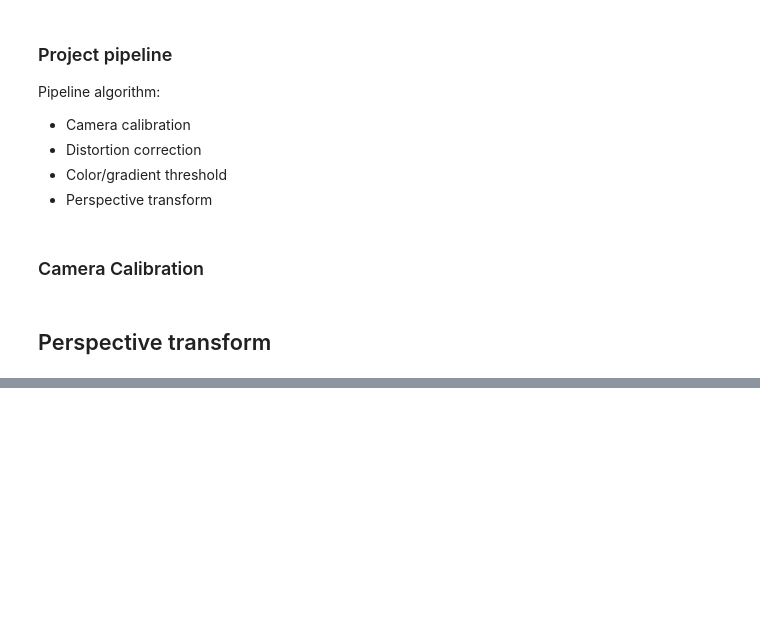
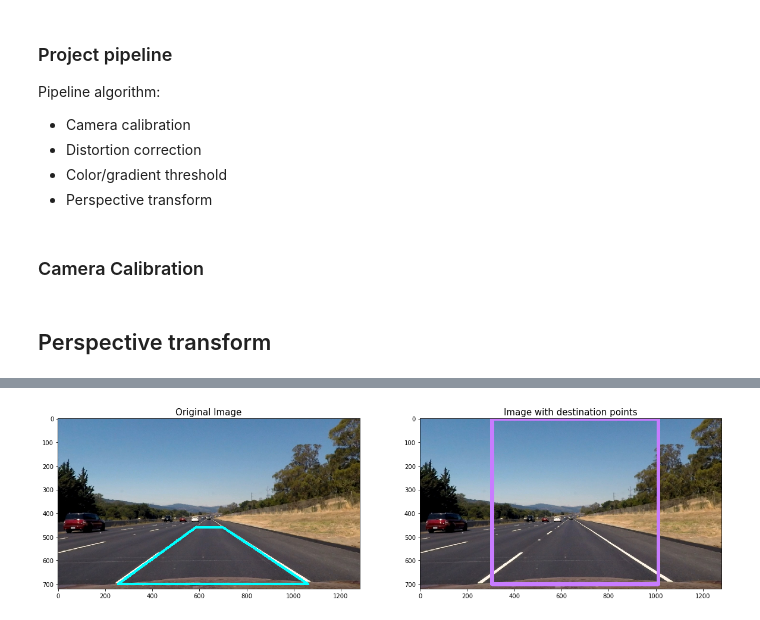
Before and after one commit to sameerppatil/advanced-lane-lines, a Jupyter notebook: P4.ipynb, the cells around one changed output, grey strips where cells are left out. Cells and saved outputs as stored; diff of their text form; code cells hidden in the pictures; blank space fills up the shorter version.

Commit message:
Perspective pipeline complete

```diff
--- a/P4.ipynb
+++ b/P4.ipynb
@@ -11,8 +11,8 @@ import os
 from moviepy.editor import VideoFileClip
 from IPython.display import HTML
 
-global imshow_enable = 0
-
+global imshow_enable
+imshow_enable = 0
 %matplotlib inline
 # %%
 # Try to plot some images here
@@ -87,7 +87,7 @@ def plot_images(img1, img2, img1_title, img2_title):
     ax2.set_title(img2_title, fontsize=15)
 
 
-def undistort_image(img):
+def undistort_image(img, objpoints, imgpoints):
     # Test undistortion on an image
 
     img_size = (img.shape[1], img.shape[0])
@@ -98,7 +98,7 @@ def undistort_image(img):
 
 file_name = "camera_cal/calibration1.jpg"
 image = cv2.imread(file_name)
-undistorted_img = undistort_image(image)
+undistorted_img = undistort_image(image, objpoints, imgpoints)
 if imshow_enable == 1:
     plot_images(image, undistorted_img, "Original Image", "Undistorted Image")
 # %% [markdown]
@@ -218,0 +106,73 @@ for file_name in file_list:
+# %%
+def get_src_dst_wrap_points(image):
+#     left_top = [585, 456]
+#     left_bottom = [253, 697]
+#     right_top = [700, 456]
+#     right_bottom = [1061, 690]
+    left_top = [585, 460]
+    left_bottom = [255, 700]
+    right_top = [700, 460]
+    right_bottom = [1060, 700]
+    src = np.array([ left_top, left_bottom, right_bottom, right_top], np.int32)
+    src = src.reshape((-1,1,2))
+
+    offset = 50
+    left_edge = left_bottom[0] + offset
+    right_edge = right_bottom[0] - offset
+
+    left_top = [left_edge, 0]
+    left_bottom = [left_edge, left_bottom[1]]
+    right_top = [right_edge, 0]
+    right_bottom = [right_edge, left_bottom[1]]
+
+    dst = np.array([ left_top, left_bottom, right_bottom, right_top], np.int32)
+    dst = dst.reshape((-1,1,2))
+    return src, dst
+
+def get_warp_perspective(image, src_pts, dst_pts, image_size):
+    src_pts = np.float32(src_pts.tolist())
+    dst_pts = np.float32(dst_pts.tolist())
+
+    M = cv2.getPerspectiveTransform(src_pts, dst_pts)
+    warped_image = cv2.warpPerspective(image, M, image_size, flags=cv2.INTER_LINEAR)
+    Minv = cv2.getPerspectiveTransform(dst_pts, src_pts)
+    return warped_image
+
+def perspective_transform(img_src):
+    img_dst = img_src.copy()
+
+    src_pts, dst_pts = get_src_dst_wrap_points(img_src)
+
+    warped = get_warp_perspective(img_src, src_pts, dst_pts, (img_src.shape[1], img_src.shape[0]))
+    return warped
+
+def show_src_dst_image_warps(img):
+    img_src = img.copy()
+    img_dst = img_src.copy()
+
+    src_pts, dst_pts = get_src_dst_wrap_points(img_src)
+
+    src_img = cv2.polylines(img_src, [src_pts], True, (0,255,255), 10)
+    dst_img = cv2.polylines(img_dst, [dst_pts], True, (200,124,255), 15)
+    if imshow_enable == 1:
+        plot_images(src_img, dst_img, "Original Image" , "Image with destination points")
+
+
+# file_name = "./test_images/straight_lines1.jpg"
+
+file_list = ["./test_images/straight_lines2.jpg",
+             "./test_images/test2.jpg"]
+
+imshow_enable = 1
+
+for file_name in file_list:
+    image = cv2.imread(file_name)
+    image = cv2.cvtColor(image, cv2.COLOR_BGR2RGB)
+    image = undistort_image(image, objpoints, imgpoints)
+    show_src_dst_image_warps(image)
+
+    warped_img = perspective_transform(image)
+    if imshow_enable == 1:
+        plot_images(image, warped_img, "Original Image", "Transformed Image")
+# %% [output]
+[figure, added]
```
Also changed, not shown: parts of 2 cells of this notebook.
